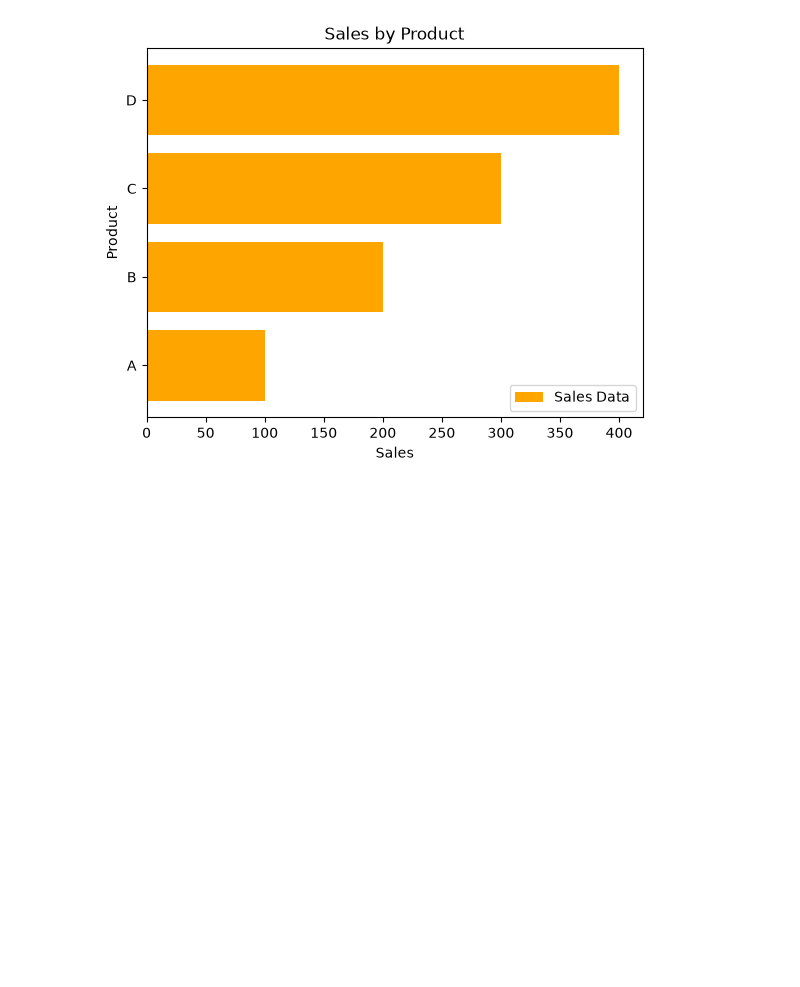
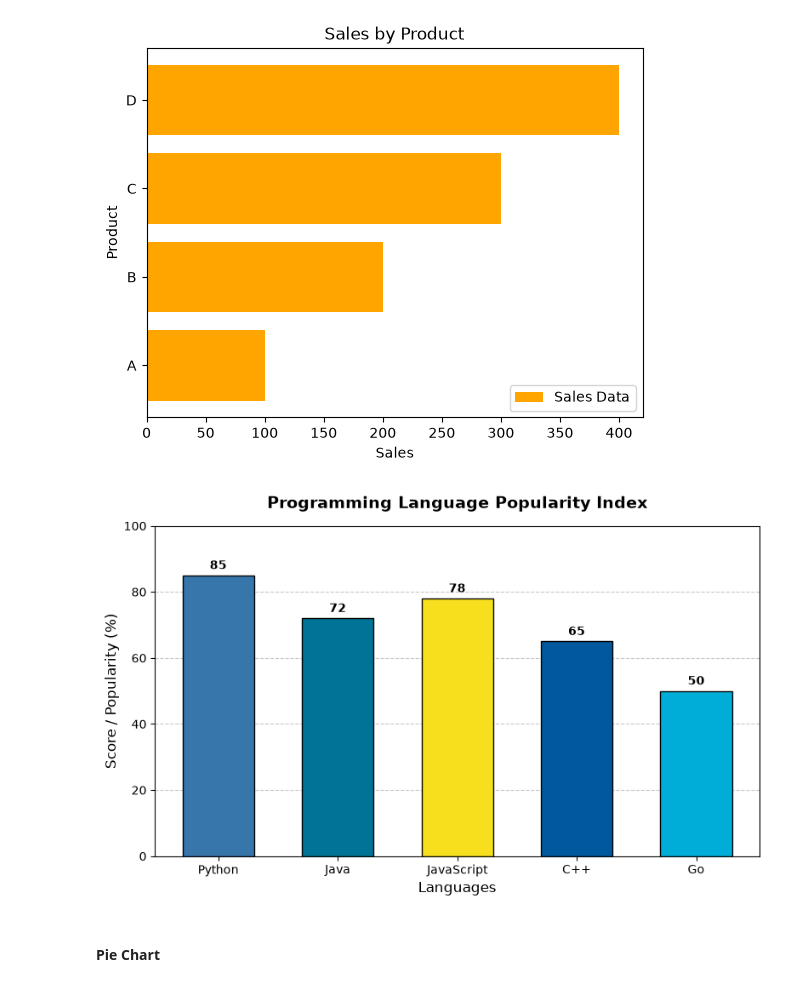
Before and after one commit to MYounus-Codes/learning-complete-machine-learning-from-sctrach, a Jupyter notebook: 04_data_libraries/03_matplotlib/charts.ipynb, the cells around one changed output. Cells and saved outputs as stored; diff of their text form; code cells hidden in the pictures; blank space fills up the shorter version.

Commit message:
OO-API style bar graph added

```diff
--- a/04_data_libraries/03_matplotlib/charts.ipynb
+++ b/04_data_libraries/03_matplotlib/charts.ipynb
@@ -44,3 +44,37 @@ plt.legend()
 plt.show()
 # %% [output]
 [figure]
+# %%
+import matplotlib.pyplot as plt
+
+# 1. Define the dataset
+categories = ['Python', 'Java', 'JavaScript', 'C++', 'Go']
+values = [85, 72, 78, 65, 50]
+colors = ['#3776AB', '#007396', '#F7DF1E', '#00599C', '#00ADD8'] # Custom brand hex colors
+
+# 2. Create the figure and axis object (Recommended object-oriented style)
+fig, ax = plt.subplots(figsize=(8, 5))
+
+# 3. Plot the bar chart
+bars = ax.bar(categories, values, color=colors, edgecolor='black', width=0.6)
+
+# 4. Add data value labels on top of each bar automatically
+ax.bar_label(bars, padding=3, fontsize=10, weight='bold')
+
+# 5. Customize titles and axis labels
+ax.set_title('Programming Language Popularity Index', fontsize=14, weight='bold', pad=15)
+ax.set_xlabel('Languages', fontsize=12)
+ax.set_ylabel('Score / Popularity (%)', fontsize=12)
+
+# 6. Enhance visual aesthetics
+ax.set_ylim(0, 100)                     # Set limits for y-axis to provide breathing room
+ax.grid(axis='y', linestyle='--', alpha=0.7) # Add a subtle horizontal grid background
+ax.set_axisbelow(True)                  # Push grid lines behind the bars
+
+# 7. Render and save the graph
+plt.tight_layout() # Prevents clipping of text elements
+plt.show()
+# %% [output]
+[figure, added]
+# %% [markdown]
+#### **Pie Chart**
```
